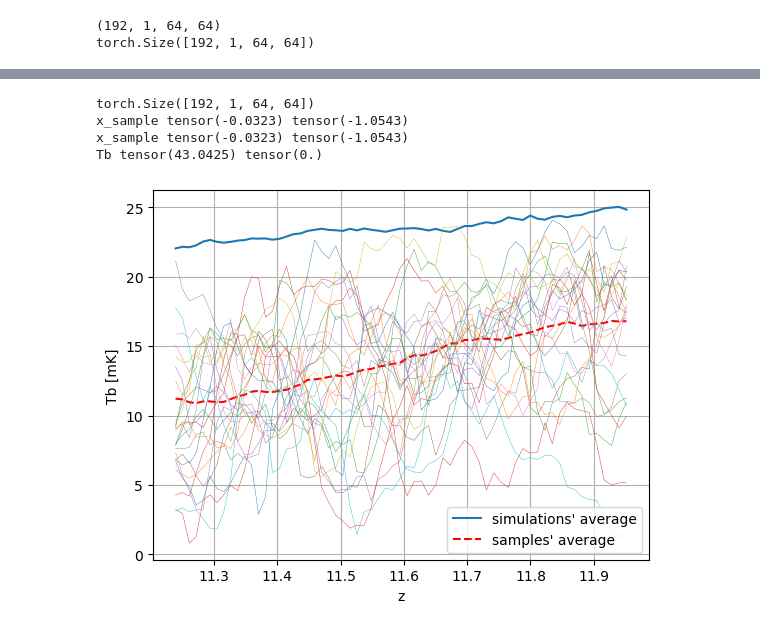
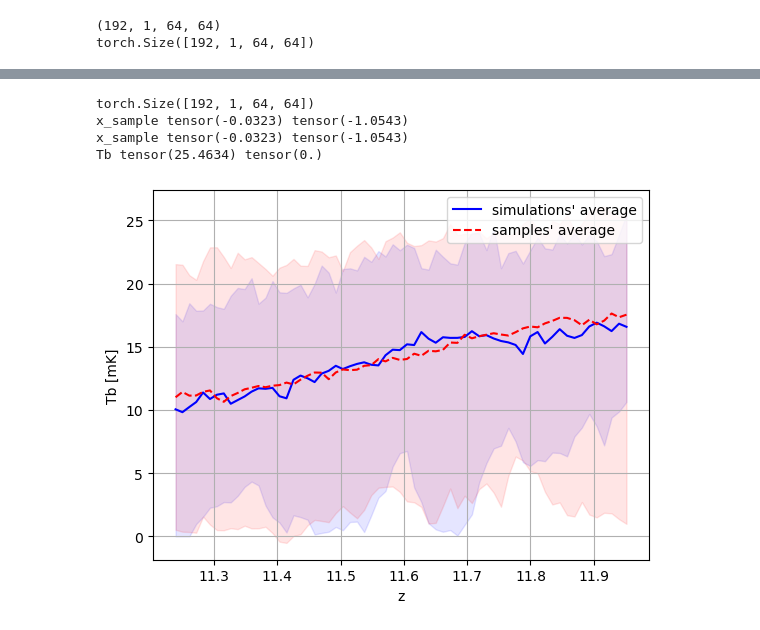
Before and after one commit to Xsmos/ml21cm, a Jupyter notebook: quantify_results.ipynb, the cells around one changed output, grey strips where cells are left out. Cells and saved outputs as stored; diff of their text form; code cells hidden in the pictures.

Commit message:
plotted global Tb and power spectrum

```diff
--- a/quantify_results.ipynb
+++ b/quantify_results.ipynb
@@ -10,4 +14,4 @@ import torch
 # %%
-dataset = Dataset4h5('/storage/home/hcoda1/3/bxia34/scratch/LEN128-DIM64-CUB8.h5', num_image=192, num_redshift=64, HII_DIM=64, rescale=False, dim=2)
+dataset = Dataset4h5('/storage/home/hcoda1/3/bxia34/scratch/LEN128-DIM64-CUB8-4.4-131.341.h5', num_image=54, num_redshift=64, HII_DIM=64, rescale=False, dim=2)
 # %% [output]
 dataset content: <KeysViewHDF5 ['brightness_temp', 'density', 'kwargs', 'params', 'redshifts_distances', 'seeds', 'xH_box']>
@@ -22,5 +26,5 @@ params rescaled to [4.007774432959145, 249.83582534747234]
 # %%
-with h5py.File("/storage/home/hcoda1/3/bxia34/scratch/LEN128-DIM64-CUB8-4.4-131.341.h5") as f:
+with h5py.File("/storage/home/hcoda1/3/bxia34/scratch/LEN128-DIM64-CUB8-5.6-19.037.h5") as f:
     print(f.keys())
     print(f['redshifts_distances'])
     los = f['redshifts_distances'][:,-dataset.num_redshift:]
@@ -261,13 +373,13 @@ for i in range(192):
     density_field = (x_sample[i,0,:,:]+1)/2 * 80#np.random.randn(Nx, Ny, Nz)  # 示例密度场，可以替换为实际数据
     if density_field.dim() == 3:
         Nx, Ny, Nz = density_field.shape
-        box_size = (128.0, 128.0, 1024.0)
+        box_size = 128.0
     elif density_field.dim() == 2:
         Nx, Ny = density_field.shape
-        box_size = (128.0, 1024.0)
+        box_size = 128.0
 
     # 计算物质功率谱
-    k_vals, Pk_vals = compute_power_spectrum(density_field, box_size)
+    k_vals, Pk_vals = calc_ps(density_field, box_size)
     k_vals_all.append(k_vals)
     Pk_vals_all.append(Pk_vals)
 
@@ -279,16 +391,16 @@ for i in range(192):
 
     # 绘制功率谱
     # plt.subplot(1, 1, 1)
-    plt.plot(k_vals, Pk_vals, '--', lw=0.5)#, 'b-')
+    # plt.plot(k_vals, Pk_vals, '--', lw=0.5)#, 'b-')
 
-plt.xlabel('k [h/Mpc]')
-plt.ylabel(r'P(k) [(Mpc/h)$^3$]')
+plt.xlabel('k [Mpc$^{-1}$]')
+plt.ylabel(r'P(k) [(Mpc)$^3$]')
 plt.title('Samples Power Spectrum')
 plt.grid(True)
 
-k_vals_all = np.array(k_vals_all)
+# k_vals_all = np.array(k_vals_all)
 # print(k_vals_all.shape)
-Pk_vals_all = np.array(Pk_vals_all)
+Pk_vals_all_diffusion = np.array(Pk_vals_all)
 # print(Pk_vals_all.shape)
     # plt.subplot(2, 1, 2)
     # plt.loglog(k_vals, Delta2_vals, 'r-', label='$\\Delta^2(k) = \\frac{k^3 P(k)}{2\\pi^2}$')
@@ -298,9 +410,18 @@ Pk_vals_all = np.array(Pk_vals_all)
     # plt.title('Normalized Power Spectrum')
     # # plt.legend()
     # plt.grid(True)
+sigma_level = 0
 
-plt.plot(k_vals_all.mean(axis=0), Pk_vals_all.mean(axis=0), 'r--', lw=4, label="samples' mean")
-plt.plot(k_vals_all_sim.mean(axis=0), Pk_vals_all_sim.mean(axis=0), 'k-', lw=1, label="simulations' mean")
+plt.plot(k_vals, np.median(Pk_vals_all_sim, axis=0), 'k-', label='sim')
+plt.plot(k_vals, k_vals**2/(4*np.pi**2)*np.median(Pk_vals_all_sim, axis=0), 'k--', lw=1)
+plt.fill_between(k_vals, np.percentile(Pk_vals_all_sim, 100-sigma_level, axis=0), np.percentile(Pk_vals_all_sim, sigma_level, axis=0), alpha=0.1, color='k')
+
+
+plt.plot(k_vals, np.median(Pk_vals_all_diffusion, axis=0), 'r-', label='diffusion')
+plt.plot(k_vals, k_vals**2/(4*np.pi**2)*np.median(Pk_vals_all_diffusion, axis=0), 'r--', lw=1)
+plt.fill_between(k_vals, np.percentile(Pk_vals_all_diffusion, 100-sigma_level, axis=0), np.percentile(Pk_vals_all_diffusion, sigma_level, axis=0), alpha=0.1, color='r')
+# plt.plot(k_vals_all.mean(axis=0), Pk_vals_all.mean(axis=0), 'r--', lw=4, label="samples' mean")
+# plt.plot(k_vals_all_sim.mean(axis=0), Pk_vals_all_sim.mean(axis=0), 'k-', lw=1, label="simulations' mean")
 
 plt.xscale('log')
 plt.yscale('log')
@@ -322,25 +443,29 @@ torch.Size([192, 1, 64, 64])
 # %%
 print(x_sample.shape)
 print("x_sample", x_sample.max(), x_sample.min())
 x_sample_truc = x_sample#torch.where(x_sample < -1, -1, x_sample)
 print("x_sample", x_sample_truc.max(), x_sample_truc.min())
 Tb_sample = (x_sample_truc.mean(axis=2) + 1) / 2 *80
 print("Tb", Tb.max(), Tb.min())
-plt.plot(los[0,:], Tb[:,0,:].mean(axis=0), label="simulations' average")
-plt.plot(los[0,:], Tb_sample[:,0,:].mean(axis=0), 'r--', label="samples' average")
-for i in range(24):
-    plt.plot(los[0,:], Tb_sample[i,0,:], lw=0.3)
+plt.plot(los[0,:], np.median(Tb[:,0,:], axis=0),'b-', label="simulations' average")
+plt.plot(los[0,:], np.median(Tb_sample[:,0,:], axis=0),'r--', label="samples' average")
+
+# plt.plot(los[0,:], Tb[:,0,:].mean(axis=0))
+plt.fill_between(los[0,:], np.percentile(Tb[:,0,:], 100-sigma_level, axis=0), np.percentile(Tb[:,0,:], sigma_level, axis=0), alpha=0.1, color='b')
+plt.fill_between(los[0,:], np.percentile(Tb_sample[:,0,:], 100-sigma_level, axis=0), np.percentile(Tb_sample[:,0,:], sigma_level, axis=0), alpha=0.1, color='r')
+# for i in range(24):
+#     plt.plot(los[0,:], Tb_sample[i,0,:], lw=0.3)
 # plt.plot(los[0,:], Tb[1,0,:])
 # plt.plot(los[0,:], Tb[2,0,:])
 # plt.yscale('log')
 plt.ylabel('Tb [mK]')
 plt.xlabel('z')
 plt.grid()
 plt.legend()
 plt.show()
 # %% [output]
 torch.Size([192, 1, 64, 64])
 x_sample tensor(-0.0323) tensor(-1.0543)
 x_sample tensor(-0.0323) tensor(-1.0543)
-Tb tensor(43.0425) tensor(0.)
+Tb tensor(25.4634) tensor(0.)
-[figure, old version]
+[figure, new version]
```
Also changed, not shown: parts of 23 cells of this notebook, 1 other file.
